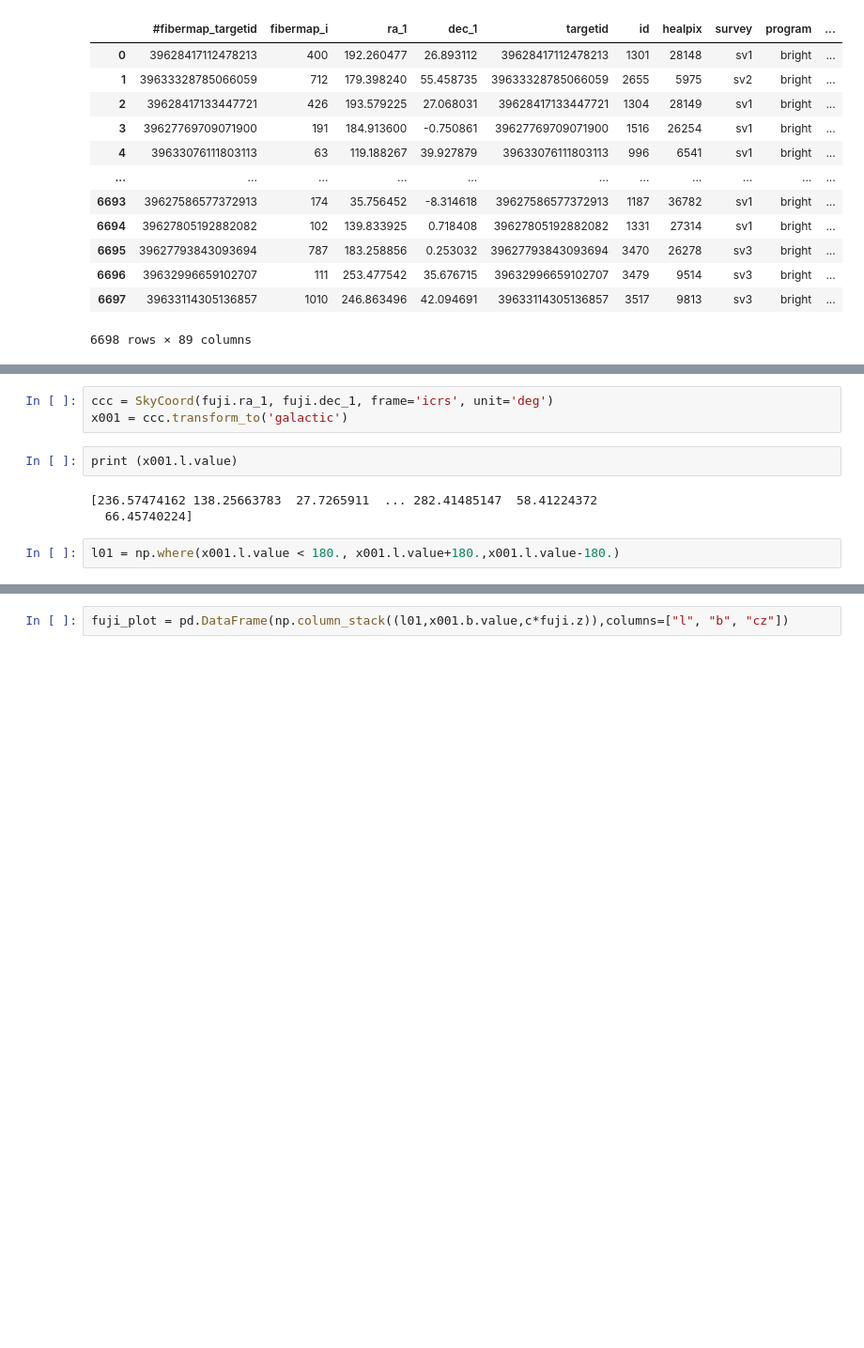
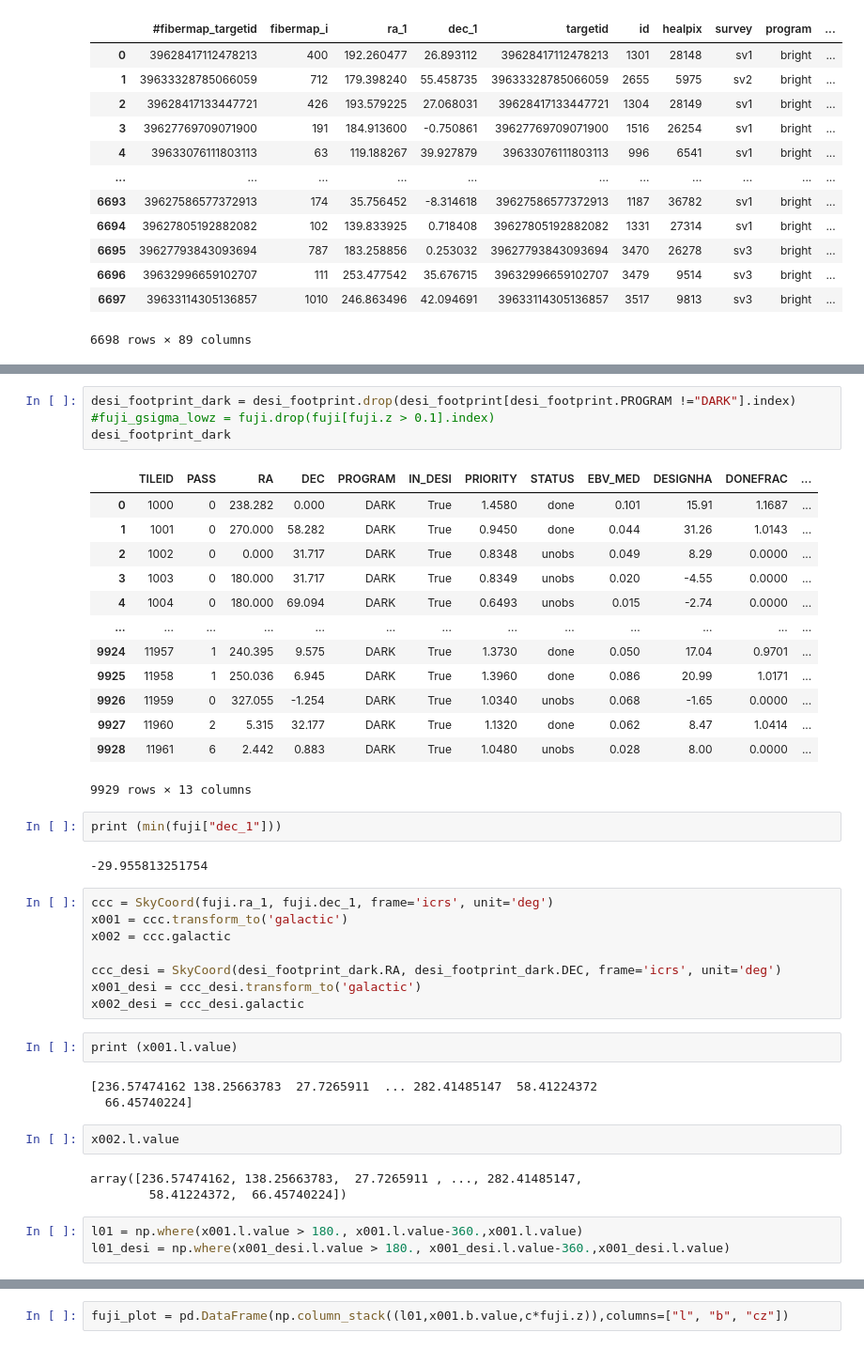
Before and after one commit to KSaid-1/DESI_fuji_FP, a Jupyter notebook: fuji_aitoff.ipynb, the cells around one changed output, grey strips where cells are left out. Shown at 94% size. Cells and saved outputs as stored; diff of their text form; blank space fills up the shorter version.

```diff
--- a/fuji_aitoff.ipynb
+++ b/fuji_aitoff.ipynb
@@ -30,13 +57,46 @@ fuji
+# %%
+desi_footprint_dark = desi_footprint.drop(desi_footprint[desi_footprint.PROGRAM !="DARK"].index)
+#fuji_gsigma_lowz = fuji.drop(fuji[fuji.z > 0.1].index)
+desi_footprint_dark
+# %% [output]
+|  | TILEID | PASS | RA | DEC | PROGRAM | IN_DESI | PRIORITY | STATUS | EBV_MED | DESIGNHA | DONEFRAC | ... |
+| 0 | 1000 | 0 | 238.282 | 0.000 | DARK | True | 1.4580 | done | 0.101 | 15.91 | 1.1687 | ... |
+| 1 | 1001 | 0 | 270.000 | 58.282 | DARK | True | 0.9450 | done | 0.044 | 31.26 | 1.0143 | ... |
+| 2 | 1002 | 0 | 0.000 | 31.717 | DARK | True | 0.8348 | unobs | 0.049 | 8.29 | 0.0000 | ... |
+| 3 | 1003 | 0 | 180.000 | 31.717 | DARK | True | 0.8349 | unobs | 0.020 | -4.55 | 0.0000 | ... |
+| 4 | 1004 | 0 | 180.000 | 69.094 | DARK | True | 0.6493 | unobs | 0.015 | -2.74 | 0.0000 | ... |
+| ... | ... | ... | ... | ... | ... | ... | ... | ... | ... | ... | ... | ... |
+| 9924 | 11957 | 1 | 240.395 | 9.575 | DARK | True | 1.3730 | done | 0.050 | 17.04 | 0.9701 | ... |
+| 9925 | 11958 | 1 | 250.036 | 6.945 | DARK | True | 1.3960 | done | 0.086 | 20.99 | 1.0171 | ... |
+| 9926 | 11959 | 0 | 327.055 | -1.254 | DARK | True | 1.0340 | unobs | 0.068 | -1.65 | 0.0000 | ... |
+| 9927 | 11960 | 2 | 5.315 | 32.177 | DARK | True | 1.1320 | done | 0.062 | 8.47 | 1.0414 | ... |
+| 9928 | 11961 | 6 | 2.442 | 0.883 | DARK | True | 1.0480 | unobs | 0.028 | 8.00 | 0.0000 | ... |
+9929 rows × 13 columns
+# %%
+print (min(fuji["dec_1"]))
+# %% [output]
+-29.955813251754
 # %%
 ccc = SkyCoord(fuji.ra_1, fuji.dec_1, frame='icrs', unit='deg')
 x001 = ccc.transform_to('galactic')
+x002 = ccc.galactic
+
+ccc_desi = SkyCoord(desi_footprint_dark.RA, desi_footprint_dark.DEC, frame='icrs', unit='deg')
+x001_desi = ccc_desi.transform_to('galactic')
+x002_desi = ccc_desi.galactic
 # %%
 print (x001.l.value)
 # %% [output]
 [236.57474162 138.25663783  27.7265911  ... 282.41485147  58.41224372
   66.45740224]
+# %%
+x002.l.value
+# %% [output]
+array([236.57474162, 138.25663783,  27.7265911 , ..., 282.41485147,
+        58.41224372,  66.45740224])
 # %%
-l01 = np.where(x001.l.value < 180., x001.l.value+180.,x001.l.value-180.)
+l01 = np.where(x001.l.value > 180., x001.l.value-360.,x001.l.value)
+l01_desi = np.where(x001_desi.l.value > 180., x001_desi.l.value-360.,x001_desi.l.value)
 # %%
 l01
 # %% [output]
```
Also changed, not shown: parts of 13 cells of this notebook, 5 other files.
